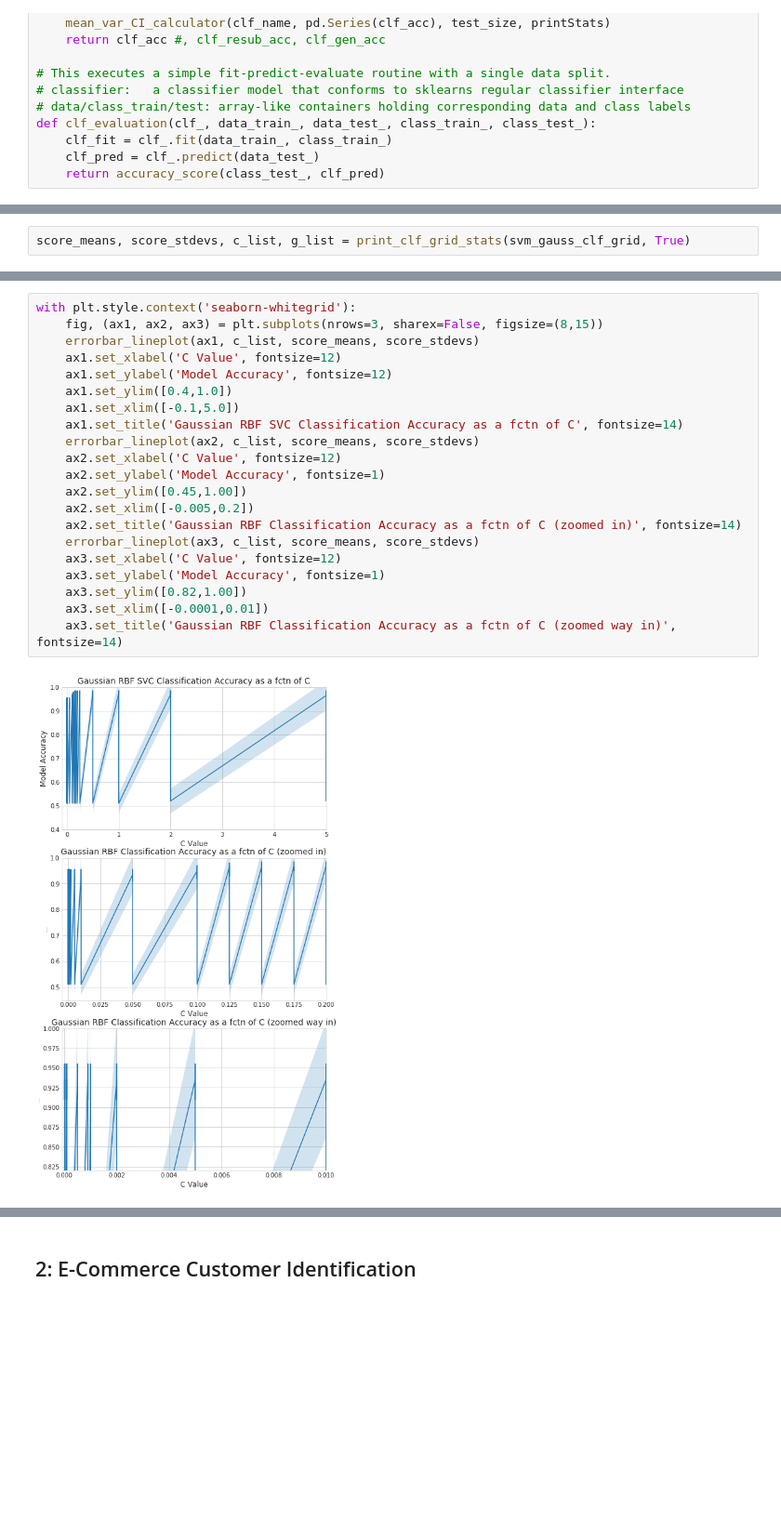
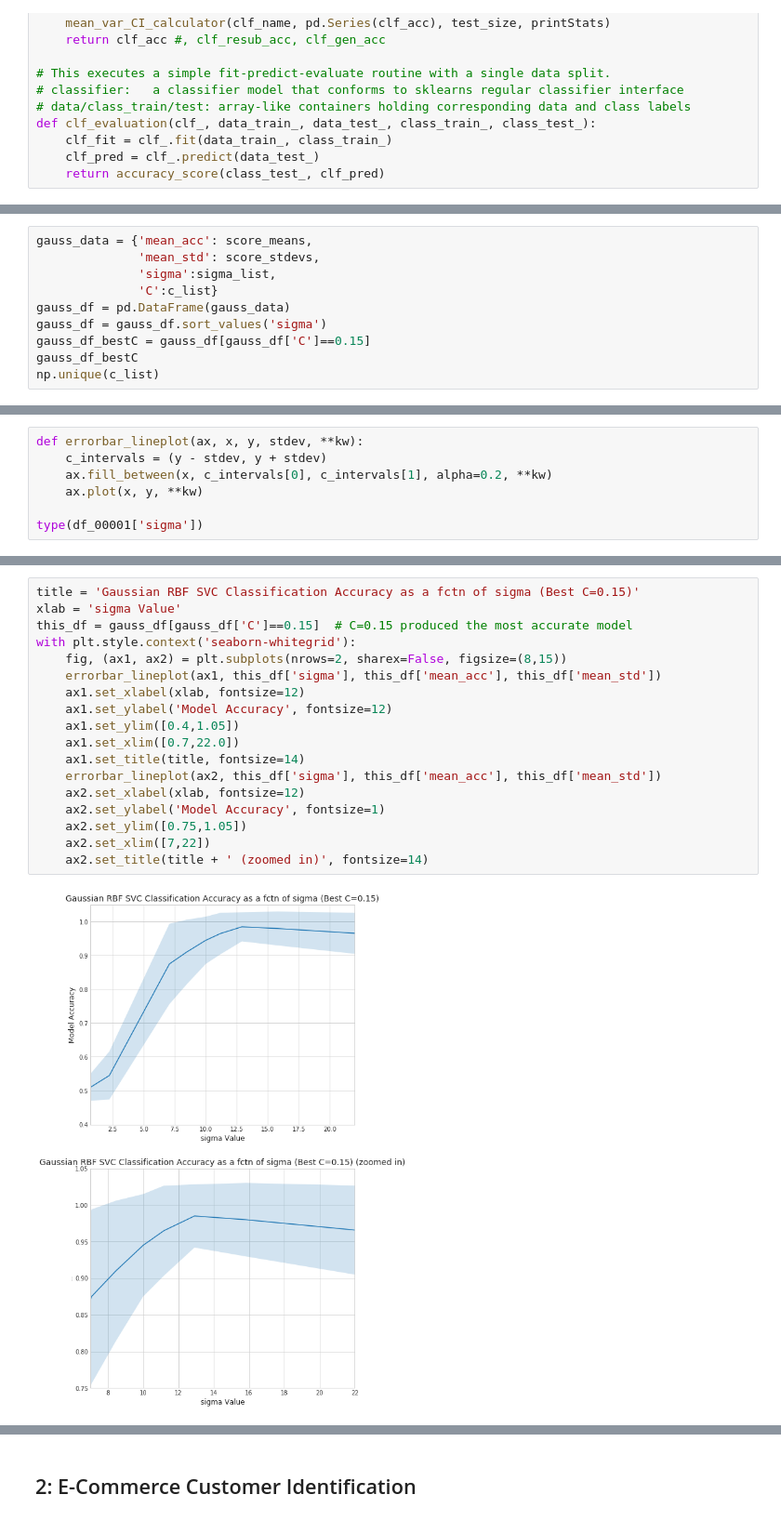
Before and after one commit to MattTriano/Advanced_Data_Mining, a Jupyter notebook: assns/assn3/Triano_Matt_Assignment_3.ipynb, the cells around one changed output, grey strips where cells are left out. Shown: that part at 93% size. Drawn from its saved outputs; the diff is of its cells as text; blank space fills up the shorter version.

```diff
--- a/assns/assn3/Triano_Matt_Assignment_3.ipynb
+++ b/assns/assn3/Triano_Matt_Assignment_3.ipynb
@@ -274,2 +225,0 @@ GridSearchCV(cv=30, error_score='raise',
-# %%
-score_means, score_stdevs, c_list, g_list = print_clf_grid_stats(svm_gauss_clf_grid, True)
@@ -293,0 +234,10 @@ Score of the most accurate model: 0.985000
+# %%
+gauss_data = {'mean_acc': score_means,
+              'mean_std': score_stdevs,
+              'sigma':sigma_list,
+              'C':c_list}
+gauss_df = pd.DataFrame(gauss_data)
+gauss_df = gauss_df.sort_values('sigma')
+gauss_df_bestC = gauss_df[gauss_df['C']==0.15]
+gauss_df_bestC
+np.unique(c_list)
@@ -293,0 +252,7 @@ Score of the most accurate model: 0.985000
+# %%
+def errorbar_lineplot(ax, x, y, stdev, **kw):
+    c_intervals = (y - stdev, y + stdev)
+    ax.fill_between(x, c_intervals[0], c_intervals[1], alpha=0.2, **kw)
+    ax.plot(x, y, **kw)
+
+type(df_00001['sigma'])
@@ -294,23 +358,20 @@ Score of the most accurate model: 0.985000
 # %%
+title = 'Gaussian RBF SVC Classification Accuracy as a fctn of sigma (Best C=0.15)'
+xlab = 'sigma Value'
+this_df = gauss_df[gauss_df['C']==0.15]  # C=0.15 produced the most accurate model
 with plt.style.context('seaborn-whitegrid'):
-    fig, (ax1, ax2, ax3) = plt.subplots(nrows=3, sharex=False, figsize=(8,15))
-    errorbar_lineplot(ax1, c_list, score_means, score_stdevs)
-    ax1.set_xlabel('C Value', fontsize=12)
+    fig, (ax1, ax2) = plt.subplots(nrows=2, sharex=False, figsize=(8,15))
+    errorbar_lineplot(ax1, this_df['sigma'], this_df['mean_acc'], this_df['mean_std'])
+    ax1.set_xlabel(xlab, fontsize=12)
     ax1.set_ylabel('Model Accuracy', fontsize=12)
-    ax1.set_ylim([0.4,1.0])
-    ax1.set_xlim([-0.1,5.0])
-    ax1.set_title('Gaussian RBF SVC Classification Accuracy as a fctn of C', fontsize=14)
-    errorbar_lineplot(ax2, c_list, score_means, score_stdevs)
-    ax2.set_xlabel('C Value', fontsize=12)
+    ax1.set_ylim([0.4,1.05])
+    ax1.set_xlim([0.7,22.0])
+    ax1.set_title(title, fontsize=14)
+    errorbar_lineplot(ax2, this_df['sigma'], this_df['mean_acc'], this_df['mean_std'])
+    ax2.set_xlabel(xlab, fontsize=12)
     ax2.set_ylabel('Model Accuracy', fontsize=1)
-    ax2.set_ylim([0.45,1.00])
-    ax2.set_xlim([-0.005,0.2])
-    ax2.set_title('Gaussian RBF Classification Accuracy as a fctn of C (zoomed in)', fontsize=14)
-    errorbar_lineplot(ax3, c_list, score_means, score_stdevs)
-    ax3.set_xlabel('C Value', fontsize=12)
-    ax3.set_ylabel('Model Accuracy', fontsize=1)
-    ax3.set_ylim([0.82,1.00])
-    ax3.set_xlim([-0.0001,0.01])
-    ax3.set_title('Gaussian RBF Classification Accuracy as a fctn of C (zoomed way in)', fontsize=14)
+    ax2.set_ylim([0.75,1.05])
+    ax2.set_xlim([7,22])
+    ax2.set_title(title + ' (zoomed in)', fontsize=14)
 # %% [output]
-[figure, old version]
+[figure, new version]
```
Also changed, not shown: parts of 18 cells of this notebook.
